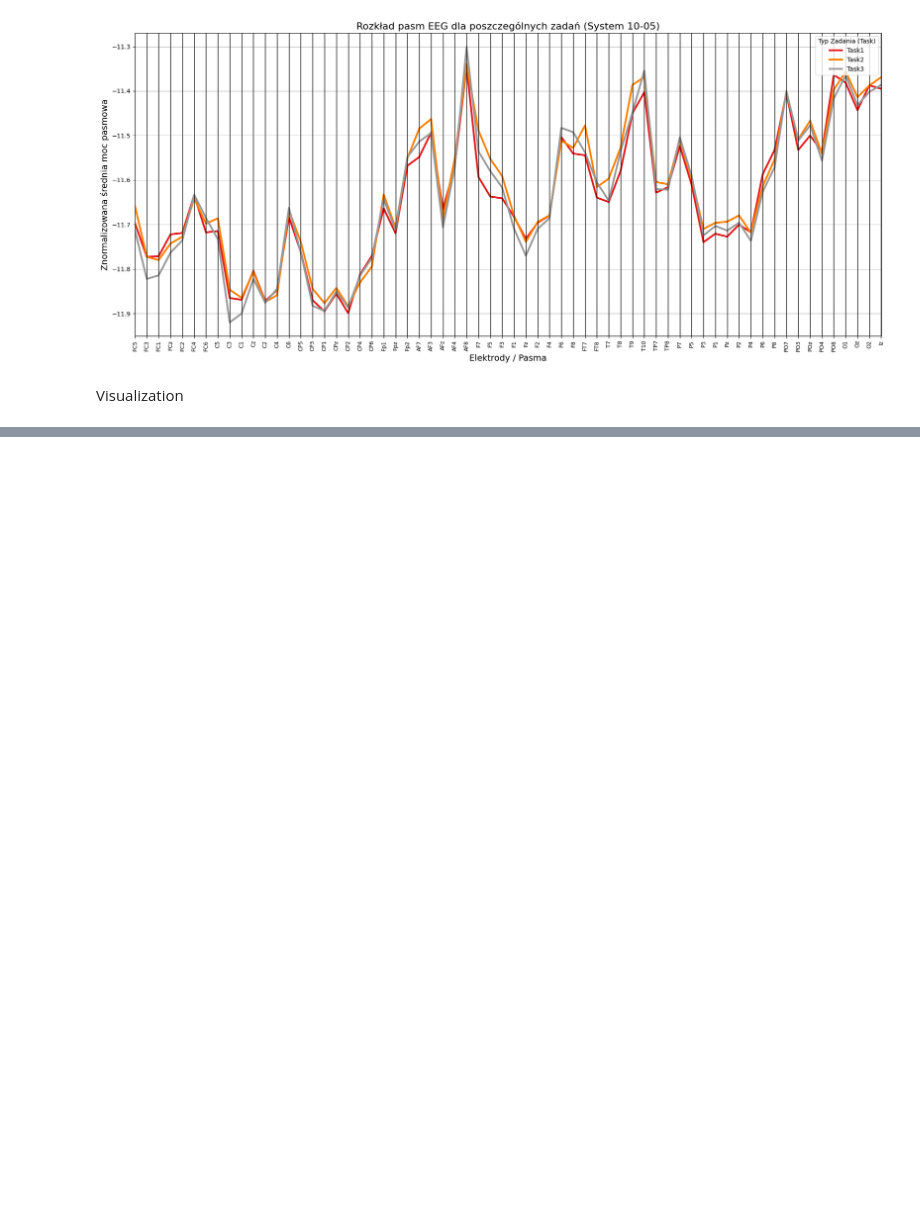
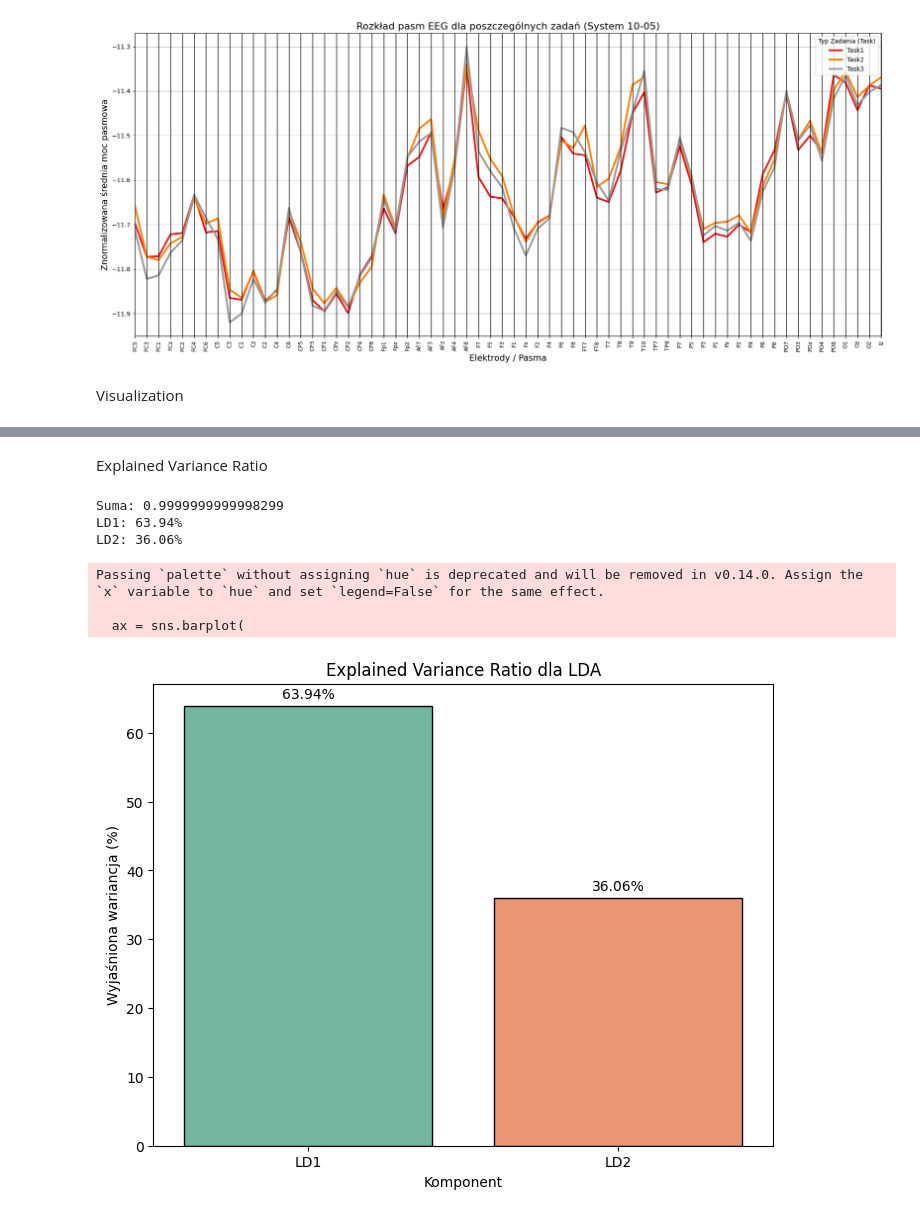
Before and after one commit to liwiaflorkiwicz/EEG_dimensiality_reduction, a Jupyter notebook: LDA.ipynb, the cells around one changed output, grey strips where cells are left out. Drawn from its saved outputs; the diff is of its cells as text; code cells hidden in the pictures; blank space fills up the shorter version.

```diff
--- a/LDA.ipynb
+++ b/LDA.ipynb
@@ -200,0 +166,59 @@ print(f"LD2 wyjaśnia {variance_ratios[1]:.2f}% wariancji (separacji między kla
+# %% [markdown]
+Explained Variance Ratio
+# %%
+import pandas as pd
+import matplotlib.pyplot as plt
+import seaborn as sns
+from sklearn.discriminant_analysis import LinearDiscriminantAnalysis
+
+n_classes = len(np.unique(y))
+n_components = min(X.shape[1], n_classes - 1)
+
+lda = LinearDiscriminantAnalysis(
+    solver='eigen',
+    shrinkage=0.0,
+    n_components=n_components
+)
+
+X_lda = lda.fit_transform(X_scaled, y)
+
+explained_var = lda.explained_variance_ratio_
+
+print("Suma:", explained_var.sum())
+
+for i, var in enumerate(explained_var):
+    print(f"LD{i+1}: {var*100:.2f}%")
+
+df_var = pd.DataFrame({
+    'Komponent': [f'LD{i+1}' for i in range(len(explained_var))],
+    'Wyjaśniona wariancja (%)': explained_var * 100
+})
+
+plt.figure(figsize=(8,6))
+
+ax = sns.barplot(
+    data=df_var,
+    x='Komponent',
+    y='Wyjaśniona wariancja (%)',
+    palette='Set2',
+    edgecolor='black'
+)
+
+for i, v in enumerate(df_var['Wyjaśniona wariancja (%)']):
+    ax.text(
+        i,
+        v + 1,
+        f'{v:.2f}%',
+        ha='center'
+    )
+
+plt.title('Explained Variance Ratio dla LDA')
+plt.show()
+# %% [output]
+Suma: 0.9999999999998299
+LD1: 63.94%
+LD2: 36.06%
+Passing `palette` without assigning `hue` is deprecated and will be removed in v0.14.0. Assign the `x` variable to `hue` and set `legend=False` for the same effect.
+
+  ax = sns.barplot(
+[figure, added]
```
Also changed, not shown: parts of 14 cells of this notebook.
